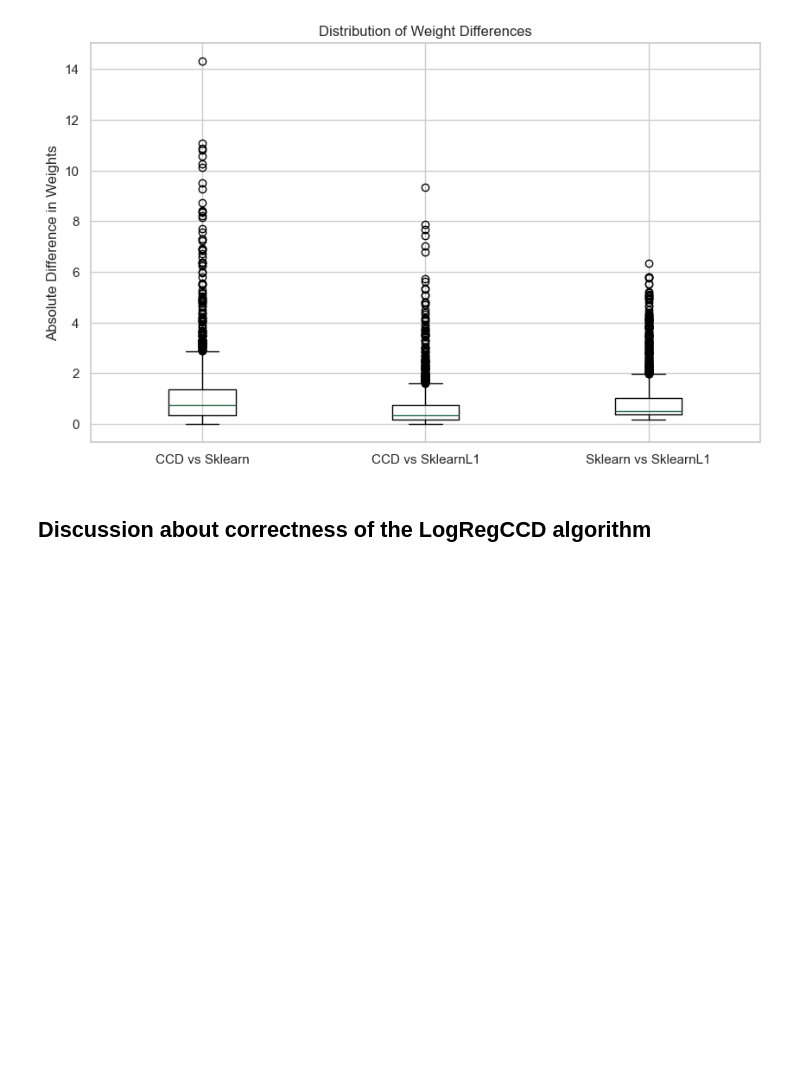
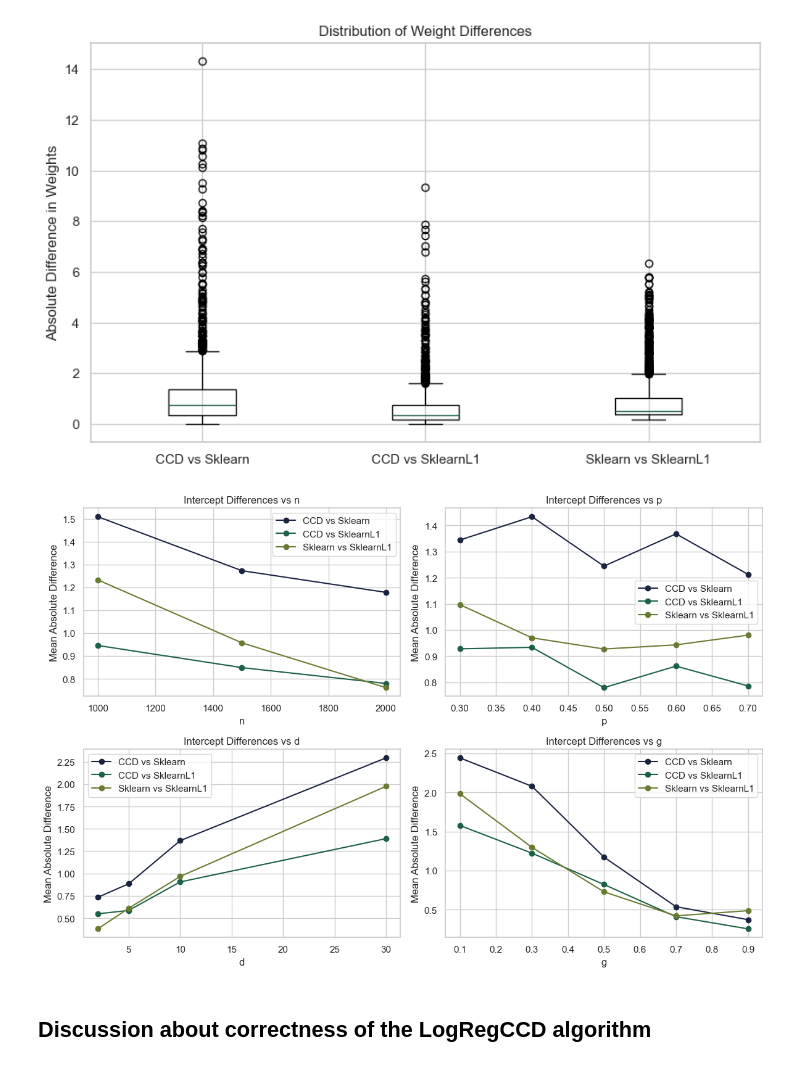
Before and after one commit to PrusWielki/ccg-logistic-regression, a Jupyter notebook: solution.ipynb, the cells around one changed output. Drawn from its saved outputs; the diff is of its cells as text; code cells hidden in the pictures; blank space fills up the shorter version.

Commit message:
plot intercept data

```diff
--- a/solution.ipynb
+++ b/solution.ipynb
@@ -1211,6 +1242,35 @@ plt.show()
 # %% [output]
 [figure]
 [figure]
+# %%
+fig, axes = plt.subplots(2, 2, figsize=(12, 8))
+parameters = ["n", "p", "d", "g"]
+
+for i, param in enumerate(parameters):
+    row = i // 2
+    col = i % 2
+
+    mean_diffs = differences_df.groupby(param)[
+        [
+            "avg_diff_Intercept_CCD_Sklearn",
+            "avg_diff_Intercept_CCD_SklearnL1",
+            "avg_diff_Intercept_Sklearn_SklearnL1",
+        ]
+    ].mean()
+
+    mean_diffs.plot(marker="o", ax=axes[row, col])
+    axes[row, col].set_xlabel(param)
+    axes[row, col].set_ylabel("Mean Absolute Difference")
+    axes[row, col].set_title(f"Intercept Differences vs {param}")
+    axes[row, col].grid(True)
+    axes[row, col].legend(
+        ["CCD vs Sklearn", "CCD vs SklearnL1", "Sklearn vs SklearnL1"]
+    )
+
+plt.tight_layout()
+plt.show()
+# %% [output]
+[figure, added]
 # %% [markdown]
 ## Discussion about correctness of the LogRegCCD algorithm
 # %% [markdown]
```
Also changed, not shown: parts of 1 cell of this notebook.
